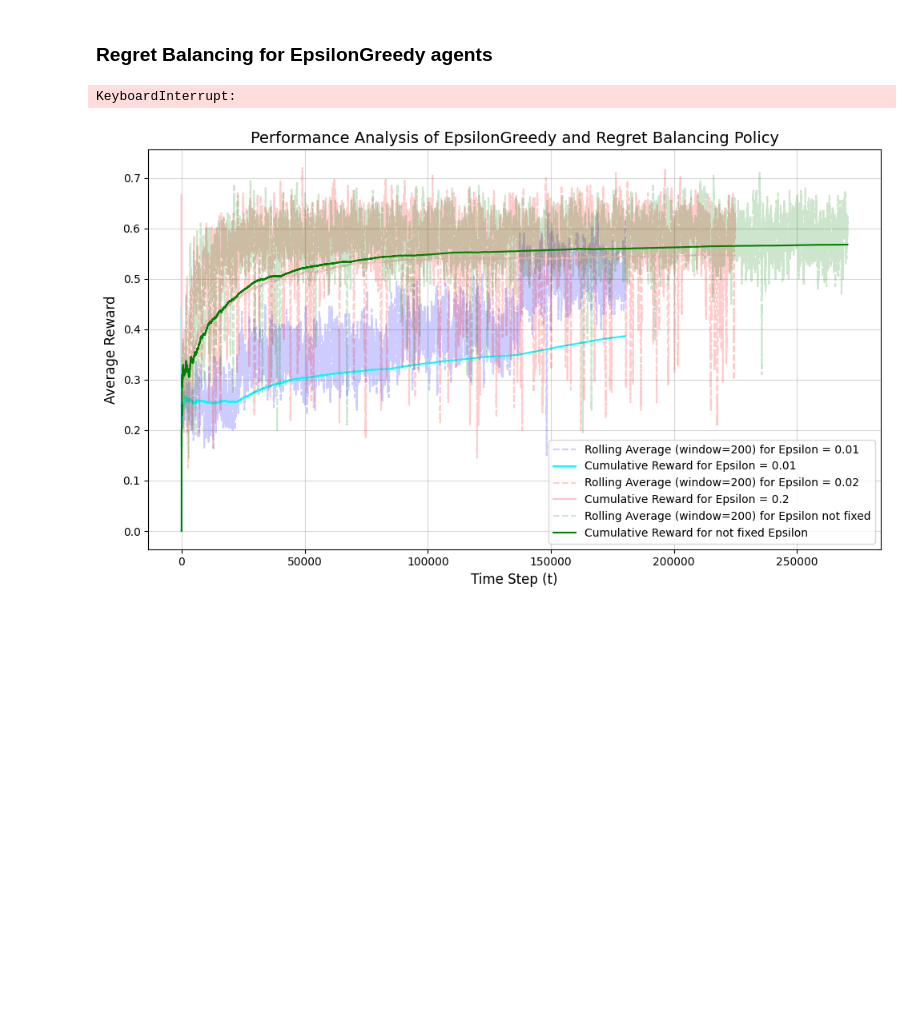
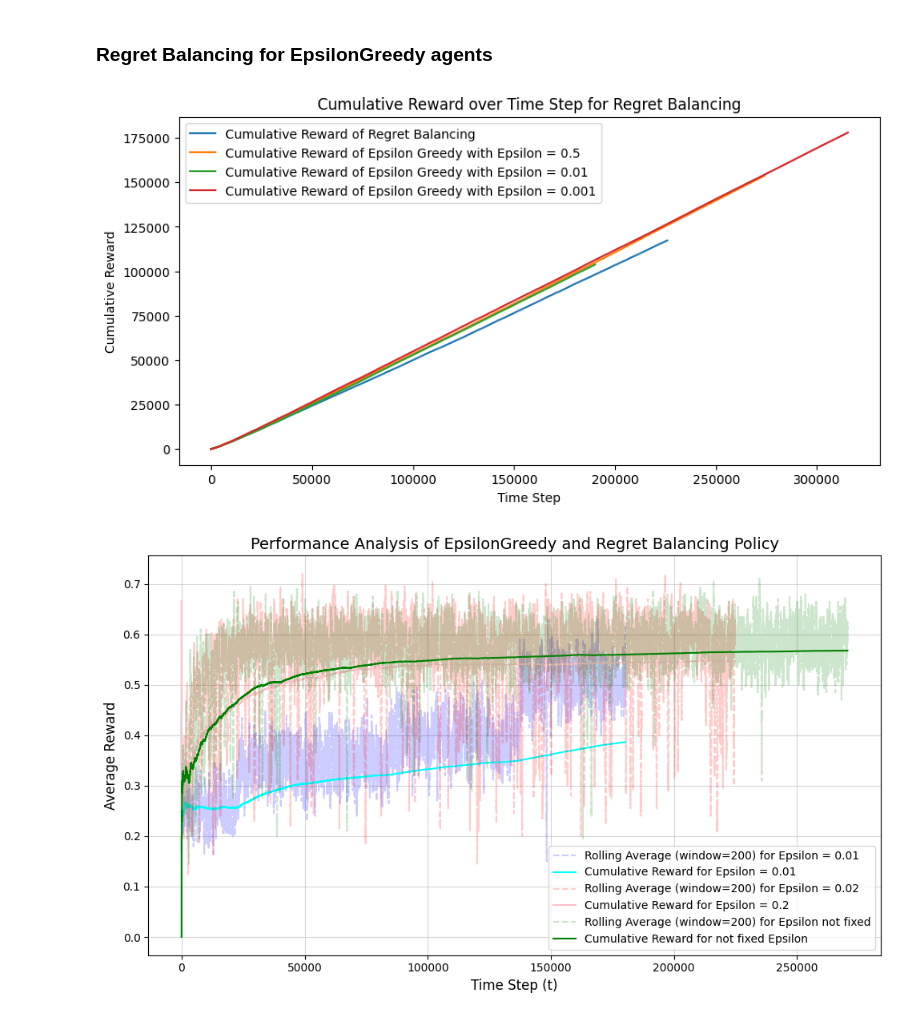
Before and after one commit to AugustinCablant/Advanced-ML, a Jupyter notebook: src/Notebook_RealData.ipynb, the cells around one changed output. Drawn from its saved outputs; the diff is of its cells as text; code cells hidden in the pictures; blank space fills up the shorter version.

Commit message:
pb on RB for EpsGreedy

```diff
--- a/src/Notebook_RealData.ipynb
+++ b/src/Notebook_RealData.ipynb
@@ -83,8 +84,9 @@ plt.show()
 # %% [markdown]
 ### Regret Balancing for EpsilonGreedy agents
 # %%
-def RunRegretBalancingEpsilonGreedy(df, history, learners=[0.5, 0.2, 0.1, 0.01, 0.05, 0.001], slate_size=5, batch_size=50, verbose=False, plot=True):
+def RunRegretBalancingEpsilonGreedy(df, history, learners=[0.5, 0.01, 0.001], slate_size=5, batch_size=10000, verbose=False, plot=True):
     history_init = history.copy()
+    history_init_RB = history.copy()
     arms = df.movieId.unique()
     K = len(arms)
     R = np.zeros(len(learners))
@@ -96,7 +98,7 @@ def RunRegretBalancingEpsilonGreedy(df, history, learners=[0.5, 0.2, 0.1, 0.01,
 
 
     # Iterate over batches
-    for step in range(max_time // batch_size):
+    for step in tqdm(range(max_time // batch_size)):
         t = step * batch_size
         u_bound = lambda x: np.sqrt(K * t)
 
@@ -112,10 +114,10 @@ def RunRegretBalancingEpsilonGreedy(df, history, learners=[0.5, 0.2, 0.1, 0.01,
         G = N * b_t - R
         i_t = np.argmin(G)
 
-        recs = epsilon_greedy_policy(df=history.loc[history.t<=t,], arms=df.movieId.unique(), epsilon=learners[i_t], slate_size=slate_size, batch_size=batch_size)
+        recs = epsilon_greedy_policy(df=history_init_RB.loc[history_init_RB.t<=t,], arms=df.movieId.unique(), epsilon=learners[i_t], slate_size=slate_size, batch_size=batch_size)
         N[i_t] += 1
         # Score the recommendations and update history
-        history, action_score = score(history, df, t, batch_size, recs)
+        history_init_RB, action_score = score(history_init_RB, df, t, batch_size, recs)
         # Accumulate rewards from action scores
         if action_score is not None:
             Rs = action_score.liked.tolist()
@@ -125,7 +127,7 @@ def RunRegretBalancingEpsilonGreedy(df, history, learners=[0.5, 0.2, 0.1, 0.01,
     if plot:
         plt.figure(figsize = (10, 5))
         plt.plot(np.cumsum(rewards), label = 'Cumulative Reward of Regret Balancing')
-        for epsilon in learners:
+        for epsilon in tqdm(learners):
             history_init_epsilon = history_init.copy()
             rewards_epsilon, history_epsilon = run_epsilon_policy(df, history_init_epsilon, epsilon = epsilon, slate_size = 5, batch_size = batch_size, verbose = False, plot = False, fixed_epsilon=False)
             plt.plot(np.cumsum(rewards_epsilon), label = 'Cumulative Reward of Epsilon Greedy with Epsilon = {}'.format(epsilon))
@@ -134,13 +136,13 @@ def RunRegretBalancingEpsilonGreedy(df, history, learners=[0.5, 0.2, 0.1, 0.01,
         plt.title('Cumulative Reward over Time Step for Regret Balancing')
         plt.legend()
         plt.show()
-    return rewards, history
+    return rewards, history_init_RB
 # %%
 history4 = pd.DataFrame(data=None, columns=df.columns)
 history4 = history4.astype({'movieId': 'int32', 'liked': 'float'})
-rewards4, history4 = RunRegretBalancingEpsilonGreedy(df, history4, slate_size = 5, batch_size = 50, verbose = False, plot = True)
+rewards4, history4 = RunRegretBalancingEpsilonGreedy(df, history4, slate_size = 5, batch_size = 10000, verbose = False, plot = True)
 # %% [output]
-KeyboardInterrupt:
+[figure, added]
 # %%
 cumulative_avg1 = np.cumsum(rewards) / np.linspace(1, len(rewards), len(rewards))
 cumulative_avg2 = np.cumsum(rewards2) / np.linspace(1, len(rewards2), len(rewards2))
```
Also changed, not shown: parts of 2 cells of this notebook, 1 other file.
